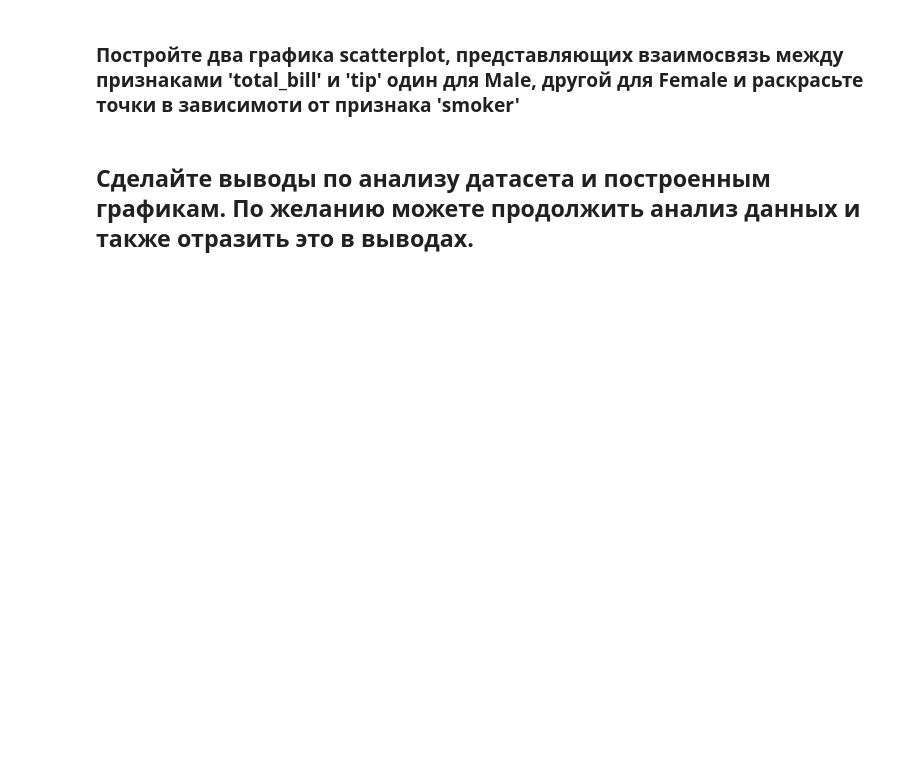
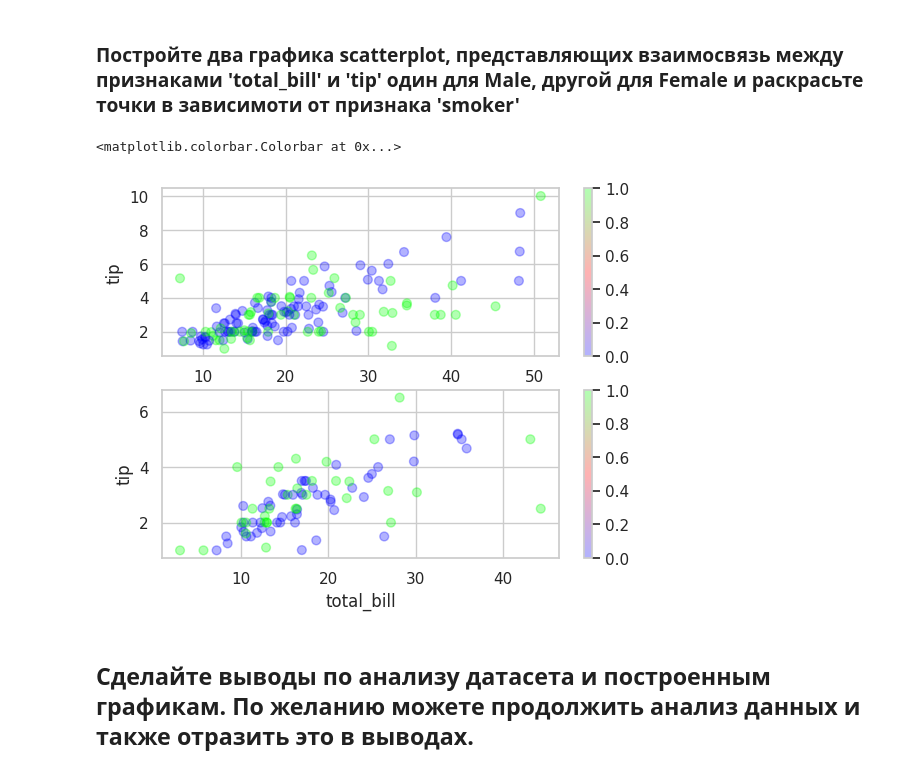
Before and after one commit to dimant0/ML-Basic, a Jupyter notebook: hw-5/Analyze and Visualize.ipynb, the cells around one changed output. Drawn from its saved outputs; the diff is of its cells as text; code cells hidden in the pictures; blank space fills up the shorter version.

```diff
--- a/hw-5/Analyze and Visualize.ipynb
+++ b/hw-5/Analyze and Visualize.ipynb
@@ -309,4 +302,23 @@ Name: total_bill, Length: 244, dtype: float64
 # %% [markdown]
 ### Постройте два графика scatterplot, представляющих взаимосвязь между признаками 'total_bill' и 'tip' один для Male, другой для Female и раскрасьте точки в зависимоти от признака 'smoker'
+# %%
+male_tips = tips[tips['sex'] == 'Male']
+plt.subplot(2, 1, 1)
+plt.scatter(male_tips['total_bill'], male_tips['tip'], c=male_tips['smoker'], s=40, alpha=0.3,
+            cmap='brg')
+plt.xlabel('total_bill')
+plt.ylabel('tip')
+plt.colorbar()
+
+female_tips = tips[tips['sex'] == 'Female']
+plt.subplot(2, 1, 2)
+plt.scatter(female_tips['total_bill'], female_tips['tip'], c=female_tips['smoker'], s=40, alpha=0.3,
+            cmap='brg')
+plt.xlabel('total_bill')
+plt.ylabel('tip')
+plt.colorbar()
+# %% [output]
+<matplotlib.colorbar.Colorbar at 0x...>
+[figure, added]
 # %% [markdown]
 ## Сделайте выводы по анализу датасета и построенным графикам. По желанию можете продолжить анализ данных и также отразить это в выводах.
```
Also changed, not shown: parts of 5 cells of this notebook.
